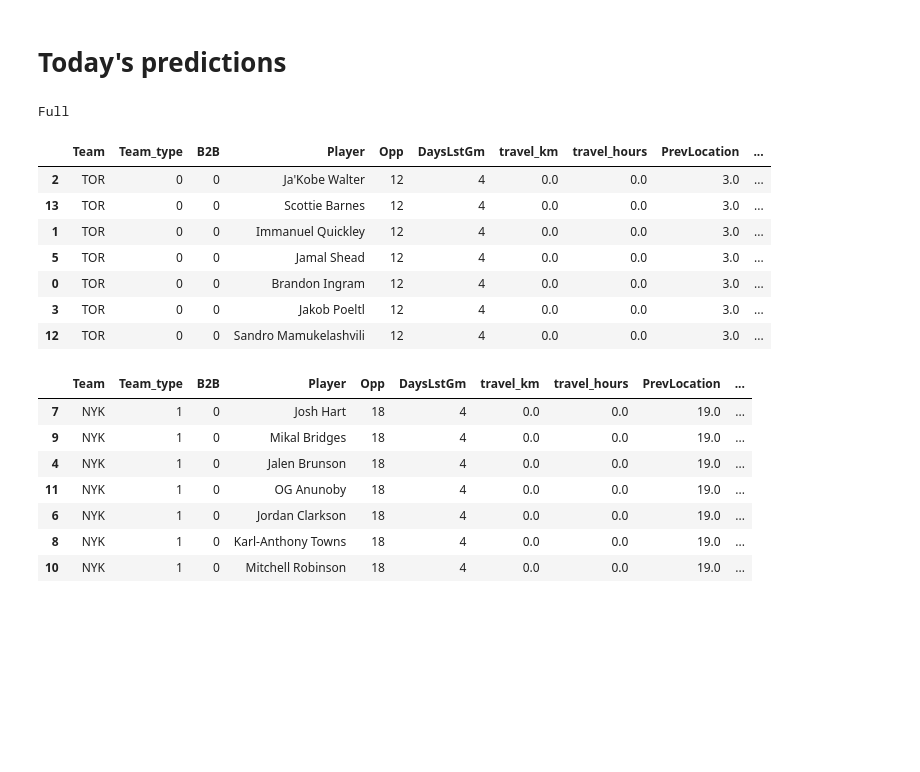
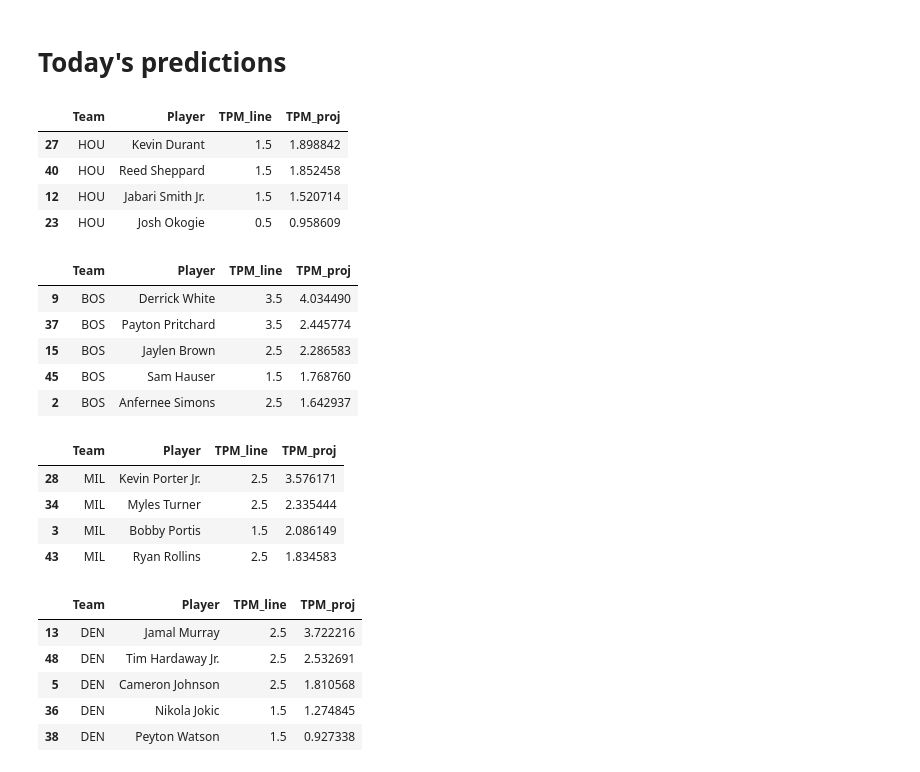
Before and after one commit to Relenes510/fantasy_basketball, a Jupyter notebook: notebooks/create_ML_model.ipynb, the cells around one changed output. Saved outputs shown, nothing was run; the diff lists cells and outputs as text; code cells hidden in the pictures; blank space fills up the shorter version.

```diff
--- a/notebooks/create_ML_model.ipynb
+++ b/notebooks/create_ML_model.ipynb
@@ -178,7 +178,7 @@ model = XGBRegressor(
     subsample=0.8,       # row sampling
     colsample_bytree=0.8,
     objective='reg:squarederror',
-    random_state=42
+    random_state=42,
 )
 
 model.fit(
@@ -243,22 +242,22 @@ plt.show()
 # Hyperparameter tuning
 # %%
 param_dist = {
-    "n_estimators": randint(200, 2000),
-    "learning_rate": uniform(0.01, 0.3),
-    "max_depth": randint(3, 10),
-    "min_child_weight": randint(1, 10),
-    "subsample": uniform(0.6, 0.4),
-    "colsample_bytree": uniform(0.6, 0.4),
-    "gamma": uniform(0, 5),
-    "reg_lambda": uniform(0, 5),
-    "reg_alpha": uniform(0, 5)
+    "n_estimators": randint(300, 2000),
+    "learning_rate": uniform(0.005, 0.05),
+    "max_depth": randint(3, 8),
+    "min_child_weight": randint(1, 15),
+    "subsample": uniform(0.7, 0.3),
+    "colsample_bytree": uniform(0.7, 0.3),
+    "gamma": uniform(0, 10),
+    "reg_lambda": uniform(0, 10),
+    "reg_alpha": uniform(0, 5),
+    "max_leaves": randint(10, 80)
 }
-
 
 random_search = RandomizedSearchCV(
     estimator=model,
     param_distributions=param_dist,
-    n_iter=40,                # increase to 80+ for better tuning
+    n_iter=20,
     scoring='neg_mean_squared_error',
     cv=3,
     verbose=1,
@@ -266,7 +265,11 @@ random_search = RandomizedSearchCV(
     random_state=42
 )
 
-random_search.fit(X_val, y_val)
+random_search.fit(
+    X_train, y_train,
+    eval_set=[(X_val, y_val)],
+    verbose=False
+)
 
 best_model = random_search.best_estimator_
 print("Best params:", random_search.best_params_, "\n")
@@ -310,47 +322,49 @@ Total Accuracy: 0.49122807017543857
 # %%
 df_pred = pd.read_csv("../tables/2025/parlay_stats.csv")
 df_pred['Date'] = pd.to_datetime(df_pred.Date)
 for col in df_pred.select_dtypes(include='object').columns:
     df_pred[col] = df_pred[col].astype('category')
-df_pred = df_pred.merge(df_mtch, on='Team')
+df_pred = df_pred.merge(df_mtch, on=['Date', 'Team'])
 df_pred[tgt_stat] = 0
 df_pred = setup_df(df_pred)
 # Filter → then select feature columns
 df_pred = df_pred[df_pred.Date == now][feature_cols]
 
 # Predict
 df_pred[f"{tgt_stat}_proj"] = best_model.predict(df_pred)
 df_lines = pd.read_csv(f"../tables/2025/parlay_lines.csv")
 df_lines['Date'] = pd.to_datetime(df_lines.Date)
 
 df_pred['Team'] = team_encoder.inverse_transform(df_pred["Team"])
 df_pred['Player'] = player_encoder.inverse_transform(df_pred["Player"])
 
 df_lines = df_lines[df_lines.Date == now][['Team', 'Player', f'{tgt_stat}_line']]
 df_pred = df_pred.merge(df_lines, on=['Team', 'Player'])
-df_pred['Diff'] = abs(df_pred[f'{tgt_stat}_proj'] - df_pred[f'{tgt_stat}_line'])
 
-# print('Safe Bets')
-# display(df_pred[(df_pred.Diff >= rmse)].drop('Diff', axis=1).sort_values('Team'))
-
-print('Full')
 for tm in df_pred.Team.unique():
-    display(df_pred[(df_pred.Team == tm)].drop('Diff', axis=1).sort_values(f'Def_{tgt_stat}', ascending=False))
+    display(df_pred[(df_pred.Team == tm) & ~(df_pred[f'{tgt_stat}_line'].isnull())]\
+            [['Team', 'Player', f'{tgt_stat}_line', f'{tgt_stat}_proj']]\
+            .sort_values(f'{tgt_stat}_proj', ascending=False))
 # %% [output]
-Full
-|  | Team | Team_type | B2B | Player | Opp | DaysLstGm | travel_km | travel_hours | PrevLocation | ... |
-| 2 | TOR | 0 | 0 | Ja'Kobe Walter | 12 | 4 | 0.0 | 0.0 | 3.0 | ... |
-| 13 | TOR | 0 | 0 | Scottie Barnes | 12 | 4 | 0.0 | 0.0 | 3.0 | ... |
-| 1 | TOR | 0 | 0 | Immanuel Quickley | 12 | 4 | 0.0 | 0.0 | 3.0 | ... |
-| 5 | TOR | 0 | 0 | Jamal Shead | 12 | 4 | 0.0 | 0.0 | 3.0 | ... |
-| 0 | TOR | 0 | 0 | Brandon Ingram | 12 | 4 | 0.0 | 0.0 | 3.0 | ... |
-| 3 | TOR | 0 | 0 | Jakob Poeltl | 12 | 4 | 0.0 | 0.0 | 3.0 | ... |
-| 12 | TOR | 0 | 0 | Sandro Mamukelashvili | 12 | 4 | 0.0 | 0.0 | 3.0 | ... |
+|  | Team | Player | TPM_line | TPM_proj |
+| 27 | HOU | Kevin Durant | 1.5 | 1.898842 |
+| 40 | HOU | Reed Sheppard | 1.5 | 1.852458 |
+| 12 | HOU | Jabari Smith Jr. | 1.5 | 1.520714 |
+| 23 | HOU | Josh Okogie | 0.5 | 0.958609 |
-|  | Team | Team_type | B2B | Player | Opp | DaysLstGm | travel_km | travel_hours | PrevLocation | ... |
-| 7 | NYK | 1 | 0 | Josh Hart | 18 | 4 | 0.0 | 0.0 | 19.0 | ... |
-| 9 | NYK | 1 | 0 | Mikal Bridges | 18 | 4 | 0.0 | 0.0 | 19.0 | ... |
-| 4 | NYK | 1 | 0 | Jalen Brunson | 18 | 4 | 0.0 | 0.0 | 19.0 | ... |
-| 11 | NYK | 1 | 0 | OG Anunoby | 18 | 4 | 0.0 | 0.0 | 19.0 | ... |
-| 6 | NYK | 1 | 0 | Jordan Clarkson | 18 | 4 | 0.0 | 0.0 | 19.0 | ... |
-| 8 | NYK | 1 | 0 | Karl-Anthony Towns | 18 | 4 | 0.0 | 0.0 | 19.0 | ... |
-| 10 | NYK | 1 | 0 | Mitchell Robinson | 18 | 4 | 0.0 | 0.0 | 19.0 | ... |
+|  | Team | Player | TPM_line | TPM_proj |
+| 9 | BOS | Derrick White | 3.5 | 4.034490 |
+| 37 | BOS | Payton Pritchard | 3.5 | 2.445774 |
+| 15 | BOS | Jaylen Brown | 2.5 | 2.286583 |
+| 45 | BOS | Sam Hauser | 1.5 | 1.768760 |
+| 2 | BOS | Anfernee Simons | 2.5 | 1.642937 |
+|  | Team | Player | TPM_line | TPM_proj |
+| 28 | MIL | Kevin Porter Jr. | 2.5 | 3.576171 |
+| 34 | MIL | Myles Turner | 2.5 | 2.335444 |
+| 3 | MIL | Bobby Portis | 1.5 | 2.086149 |
+| 43 | MIL | Ryan Rollins | 2.5 | 1.834583 |
+|  | Team | Player | TPM_line | TPM_proj |
+| 13 | DEN | Jamal Murray | 2.5 | 3.722216 |
+| 48 | DEN | Tim Hardaway Jr. | 2.5 | 2.532691 |
+| 5 | DEN | Cameron Johnson | 2.5 | 1.810568 |
+| 36 | DEN | Nikola Jokic | 1.5 | 1.274845 |
+| 38 | DEN | Peyton Watson | 1.5 | 0.927338 |
```
Also changed, not shown: parts of 9 cells of this notebook, 4 other files.
